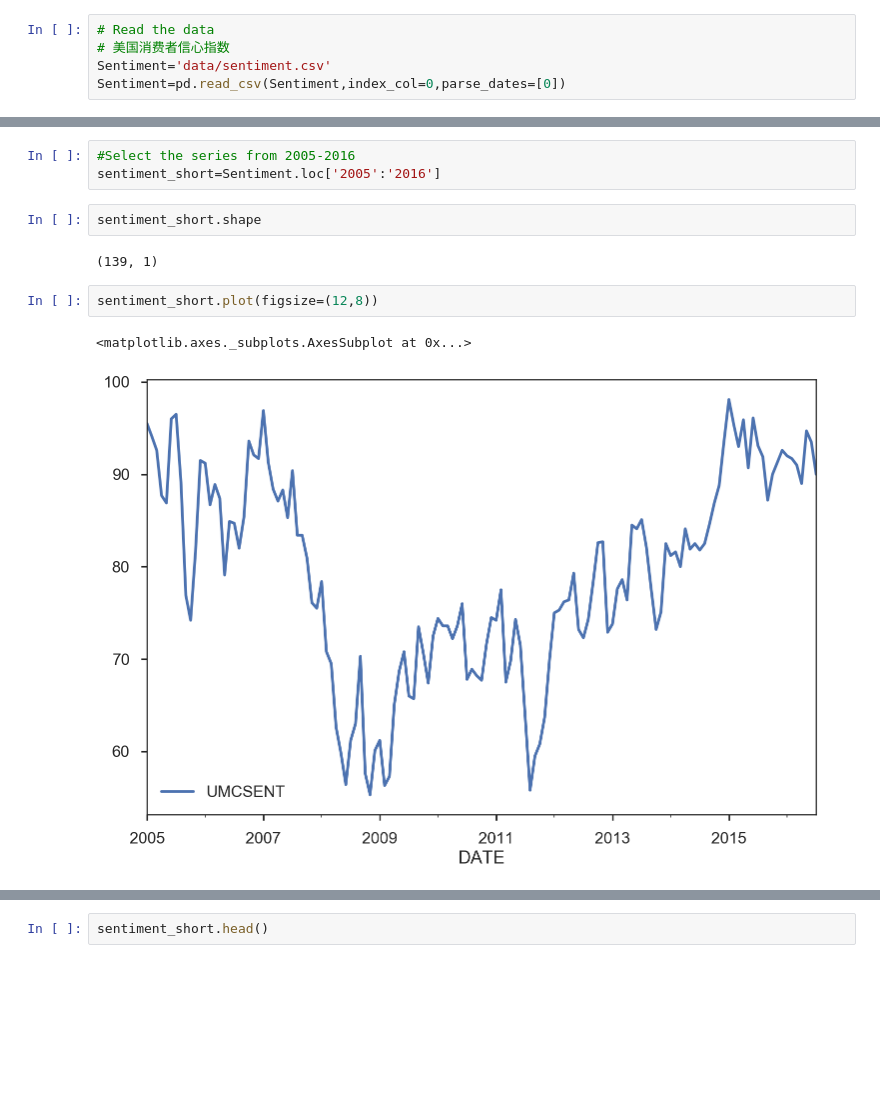
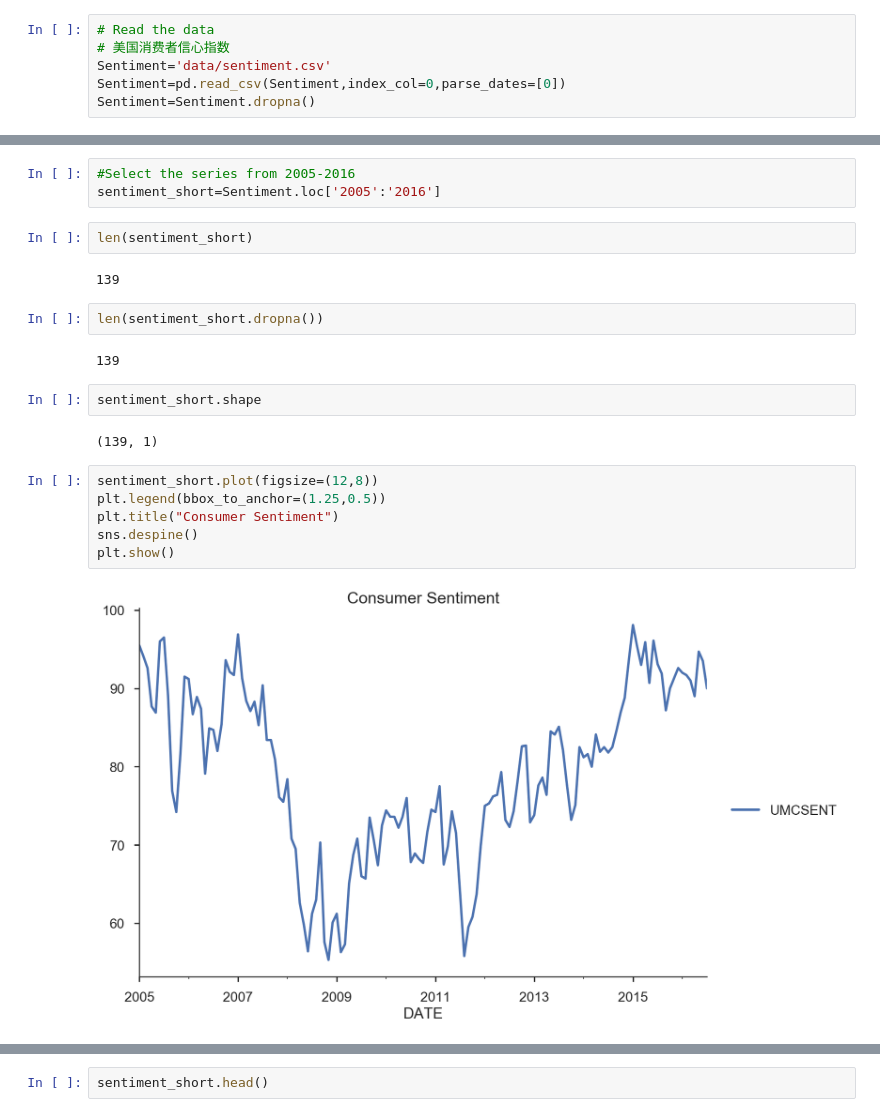
Before and after one commit to lixixi89055465/py_stu, a Jupyter notebook: tangyudi/base/时间序列/Section_2_ARIMA_Models_tutorial_stu.ipynb, the cells around one changed output, grey strips where cells are left out. Drawn from its saved outputs; the diff is of its cells as text; blank space fills up the shorter version.

```diff
--- a/tangyudi/base/时间序列/Section_2_ARIMA_Models_tutorial_stu.ipynb
+++ b/tangyudi/base/时间序列/Section_2_ARIMA_Models_tutorial_stu.ipynb
@@ -29,6 +33,7 @@ sns.set(style='ticks',context='poster')
 # 美国消费者信心指数
 Sentiment='data/sentiment.csv'
 Sentiment=pd.read_csv(Sentiment,index_col=0,parse_dates=[0])
+Sentiment=Sentiment.dropna()
 # %%
 Sentiment.head()
 # %% [output]
@@ -42,14 +47,25 @@ Sentiment.head()
 # %%
 #Select the series from 2005-2016
 sentiment_short=Sentiment.loc['2005':'2016']
+# %%
+len(sentiment_short)
+# %% [output]
+139
+# %%
+len(sentiment_short.dropna())
+# %% [output]
+139
 # %%
 sentiment_short.shape
 # %% [output]
 (139, 1)
-# %%
-sentiment_short.plot(figsize=(12,8))
-# %% [output]
-<matplotlib.axes._subplots.AxesSubplot at 0x...>
-[figure, removed]
+# %%
+sentiment_short.plot(figsize=(12,8))
+plt.legend(bbox_to_anchor=(1.25,0.5))
+plt.title("Consumer Sentiment")
+sns.despine()
+plt.show()
+# %% [output]
+[figure, added]
 # %%
 sentiment_short['diff_1']=sentiment_short['UMCSENT'].diff(1)
```
Also changed, not shown: parts of 9 cells of this notebook, 1 other file.
